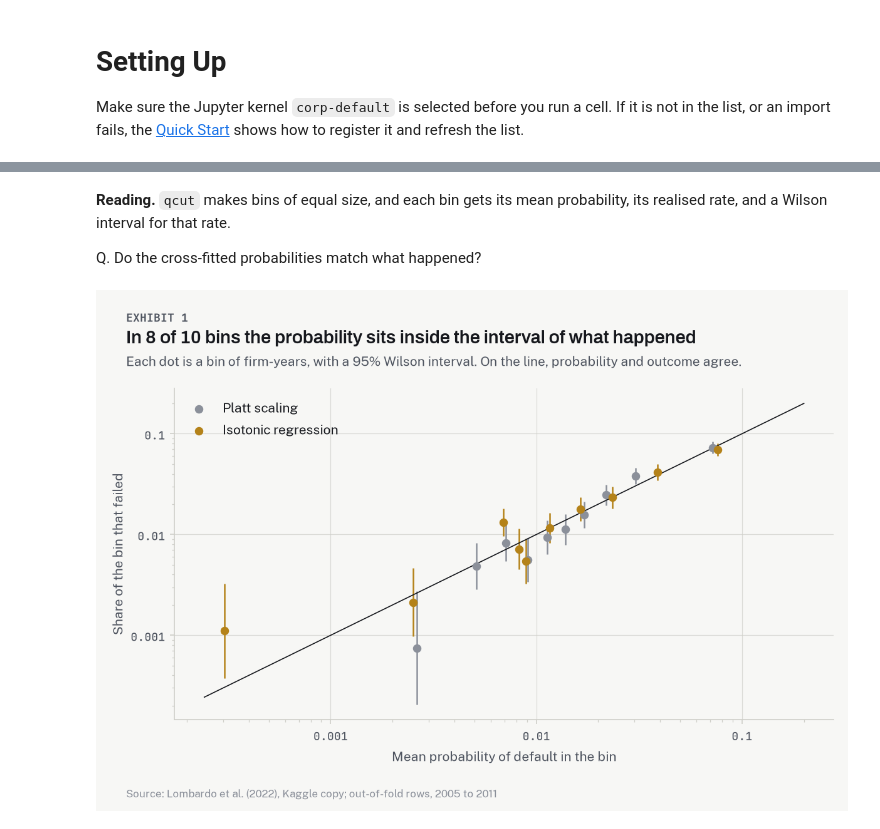
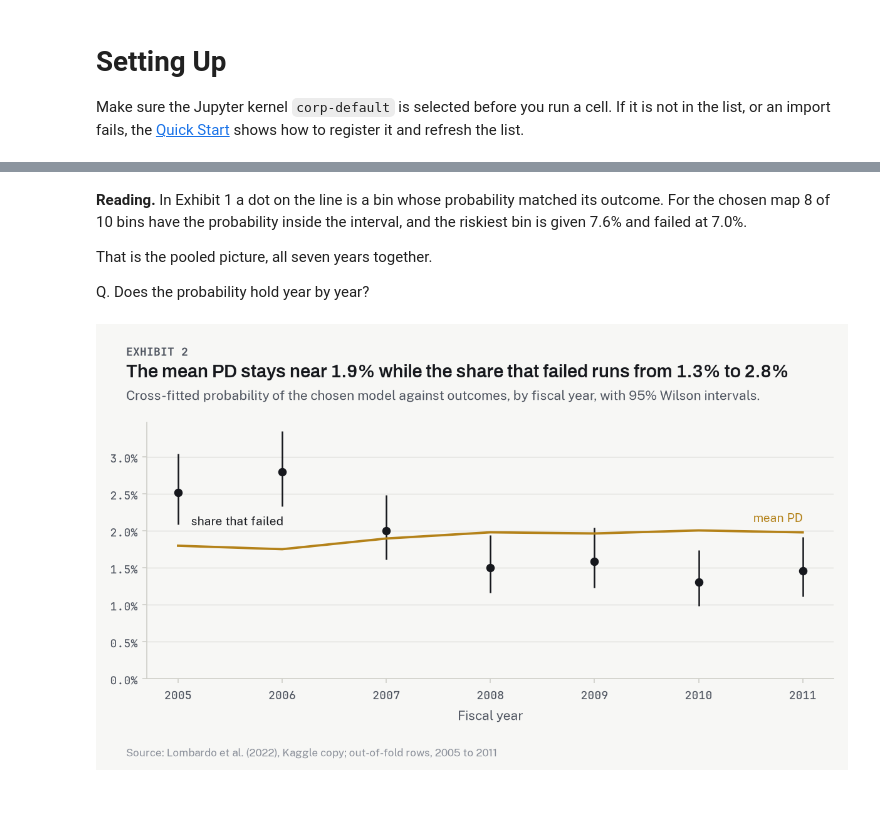
Before and after one commit to lenamonj/corp-default, a Jupyter notebook: notebooks/07_the_verdict.ipynb, the cells around one changed output, grey strips where cells are left out. Drawn from its saved outputs; the diff is of its cells as text; code cells hidden in the pictures; blank space fills up the shorter version.

```diff
--- a/notebooks/07_the_verdict.ipynb
+++ b/notebooks/07_the_verdict.ipynb
@@ -328,37 +352,63 @@ def reliability_table(y_true, prob, bins: int = 10) -> pd.DataFrame:
 # %% [markdown]
-**Reading.** `qcut` makes bins of equal size, and each bin gets its mean probability, its realised rate, and a Wilson interval for that rate.
+**Reading.** In Exhibit 1 a dot on the line is a bin whose probability matched its outcome.
+For the chosen map 8 of 10 bins have the probability inside the interval, and the riskiest bin is given 7.6% and failed at 7.0%.
 
-Q. Do the cross-fitted probabilities match what happened?
+That is the pooled picture, all seven years together.
+
+Q. Does the probability hold year by year?
 # %%
-fig, ax = plt.subplots(figsize=(viz.EXHIBIT_WIDTH_IN, 4.2))
-tables = {name: reliability_table(chosen_oof["target"], pd_) for name, pd_ in crossed.items()}
-for name, table in tables.items():
-    color = COLORS["trees"] if name == MAP else viz.MIST
-    ax.vlines(table["mean_prob"], table["lo"], table["hi"], color=color, linewidth=1.2)
-    ax.scatter(table["mean_prob"], table["rate"], s=30, color=color, zorder=3, label=name)
-ends = [min(t["mean_prob"].min() for t in tables.values()) * 0.8, 0.2]
-ax.plot(ends, ends, color=viz.INK, linewidth=0.8)
-viz.log_axis(ax, "x")
-viz.log_axis(ax, "y")
-ax.set_xlabel("Mean probability of default in the bin")
-ax.set_ylabel("Share of the bin that failed")
-ax.legend(frameon=False, loc="upper left")
-inside = (tables[MAP]["lo"] <= tables[MAP]["mean_prob"]) & (
-    tables[MAP]["mean_prob"] <= tables[MAP]["hi"]
+by_year = (
+    chosen_oof.assign(pd=pd_oof)
+    .groupby("year")
+    .agg(
+        rows=("target", "size"),
+        failed=("target", "sum"),
+        predicted=("pd", "mean"),
+        rate=("target", "mean"),
+    )
 )
+bounds = np.array(
+    [wilson_interval(int(k), int(n)) for k, n in zip(by_year["failed"], by_year["rows"])]
+)
+own_rows = MAPS[MAP](chosen_oof)(
+    chosen_oof["pct"]
+)  # the naive check: the map judged on the rows it was fitted on
+gap = (by_year["predicted"] - by_year["rate"]).abs()
 
-store.put("bins_inside", int(inside.sum()))
-store.put("n_bins", len(tables[MAP]))
-store.put("top_bin_pd", tables[MAP]["mean_prob"].iloc[-1])
-store.put("top_bin_rate", tables[MAP]["rate"].iloc[-1])
+fig, ax = plt.subplots(figsize=(viz.EXHIBIT_WIDTH_IN, 3.4))
+ax.vlines(by_year.index, bounds[:, 0], bounds[:, 1], color=viz.INK, linewidth=1.2)
+ax.scatter(by_year.index, by_year["rate"], s=30, color=viz.INK, zorder=3)
+ax.plot(by_year.index, by_year["predicted"], color=COLORS["trees"], linewidth=1.8)
+ax.annotate("mean PD", (by_year.index[-1], by_year["predicted"].iloc[-1]), xytext=(0, 8),
+            textcoords="offset points", color=COLORS["trees"], size=9, ha="right")  # fmt: skip
+ax.annotate("share that failed", (by_year.index[0], by_year["rate"].iloc[0]), xytext=(10, -22),
+            textcoords="offset points", color=viz.INK, size=9, va="center")  # fmt: skip
+ax.yaxis.set_major_formatter(PercentFormatter(1, decimals=1))
+ax.set_ylim(0, None)
+ax.set_xlabel("Fiscal year")
+ax.grid(axis="x", visible=False)
+
+store.put("pooled_gap", abs(own_rows.mean() - base_rate))
+store.put("worst_year", int(gap.idxmax()))
+store.put("worst_gap", gap.max())
+store.put("worst_predicted", by_year.loc[gap.idxmax(), "predicted"])
+store.put("worst_rate", by_year.loc[gap.idxmax(), "rate"])
+store.put("flat_low", by_year["predicted"].min())
+store.put("flat_high", by_year["predicted"].max())
+store.put("rate_low", by_year["rate"].min())
+store.put("rate_high", by_year["rate"].max())
+# The reading says the probability barely moves while the failure rate halves. Checked here.
+assert by_year["predicted"].max() / by_year["predicted"].min() < 1.2
+assert by_year["rate"].max() / by_year["rate"].min() > 2
 
 viz.exhibit(
     fig,
-    f"In {int(inside.sum())} of {len(inside)} bins the probability sits inside the interval of what happened",
-    "Each dot is a bin of firm-years, with a 95% Wilson interval. On the line, probability and "
-    "outcome agree.",
+    f"The mean PD stays near {base_rate:.1%} while the share that failed runs from "
+    f"{by_year['rate'].min():.1%} to {by_year['rate'].max():.1%}",
+    "Cross-fitted probability of the chosen model against outcomes, by fiscal year, with 95% "
+    "Wilson intervals.",
     OOF_SOURCE,
 )
 # %% [output]
-[figure, old version]
+[figure, new version]
 # %% [markdown]
```
Also changed, not shown: parts of 92 cells of this notebook, 36 other files.
